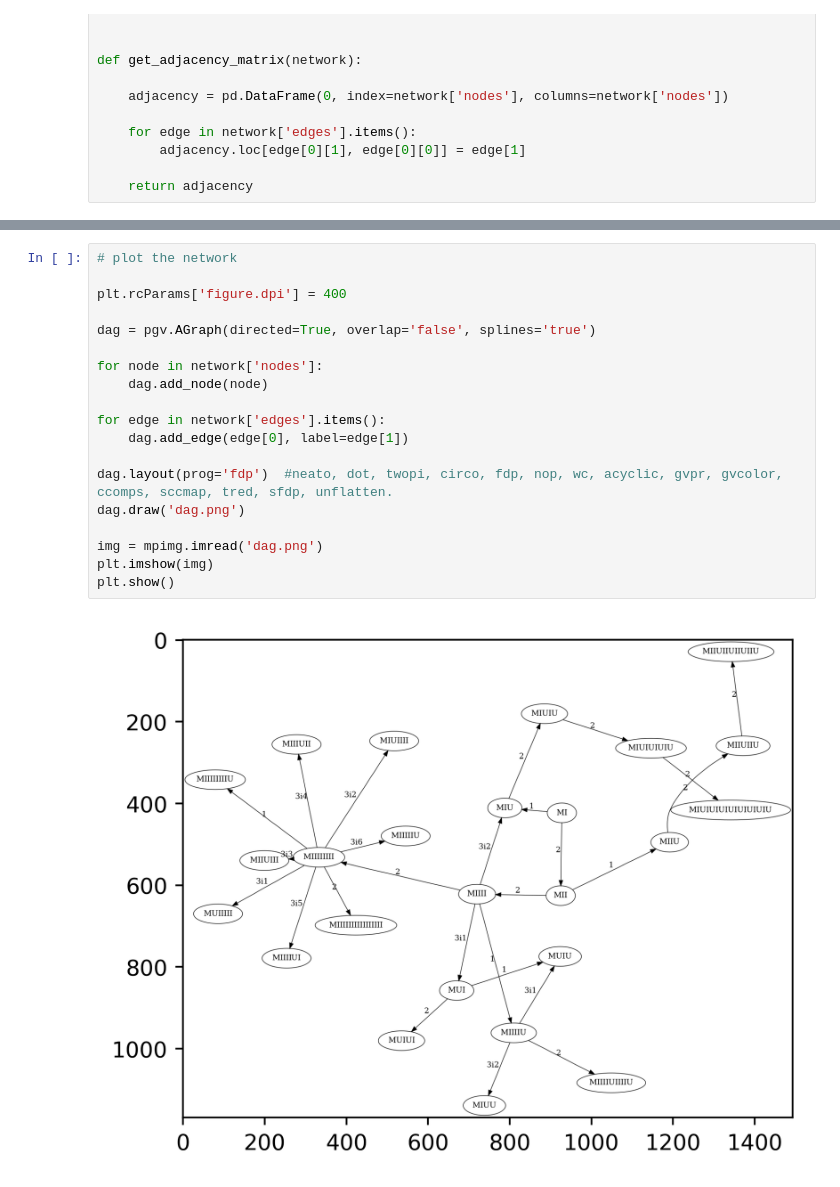
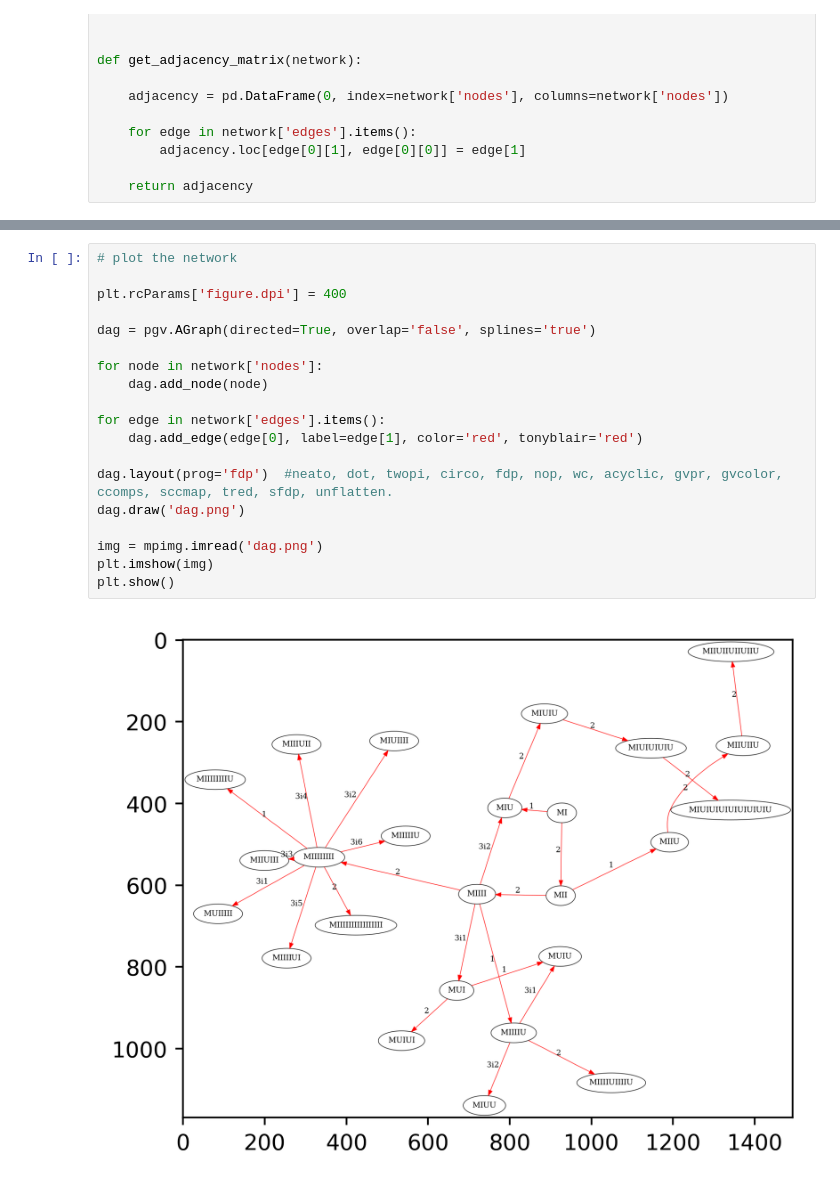
Before and after one commit to teerev/hofstadter-miu-puzzle, a Jupyter notebook: miu.ipynb, the cells around one changed output, grey strips where cells are left out. Cells and saved outputs as stored; diff of their text form.

Commit message:
adjusted edge colour to red

```diff
--- a/miu.ipynb
+++ b/miu.ipynb
@@ -222,21 +201,21 @@ adj
 # %%
 # plot the network
 
 plt.rcParams['figure.dpi'] = 400
 
 dag = pgv.AGraph(directed=True, overlap='false', splines='true')
 
 for node in network['nodes']:
     dag.add_node(node)
 
 for edge in network['edges'].items():
-    dag.add_edge(edge[0], label=edge[1])
+    dag.add_edge(edge[0], label=edge[1], color='red', tonyblair='red')
 
 dag.layout(prog='fdp')  #neato, dot, twopi, circo, fdp, nop, wc, acyclic, gvpr, gvcolor, ccomps, sccmap, tred, sfdp, unflatten.
 dag.draw('dag.png')
 
 img = mpimg.imread('dag.png')
 plt.imshow(img)
 plt.show()
 # %% [output]
-[figure, old version]
+[figure, new version]
```
Also changed, not shown: parts of 1 cell of this notebook.
